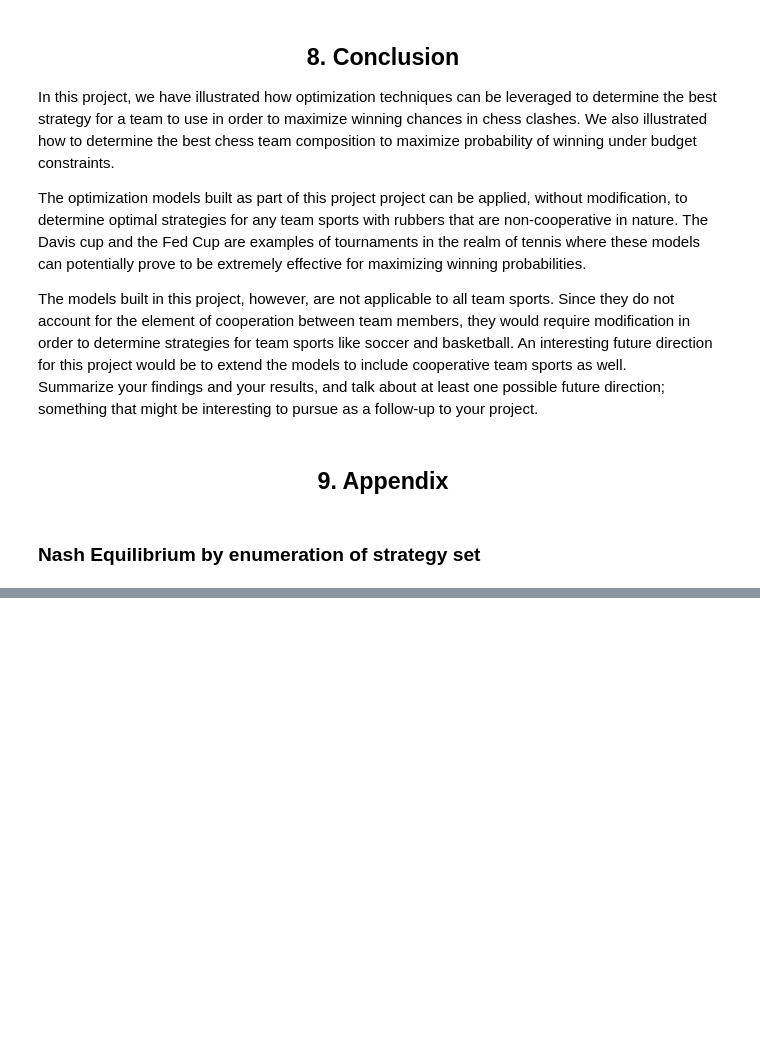
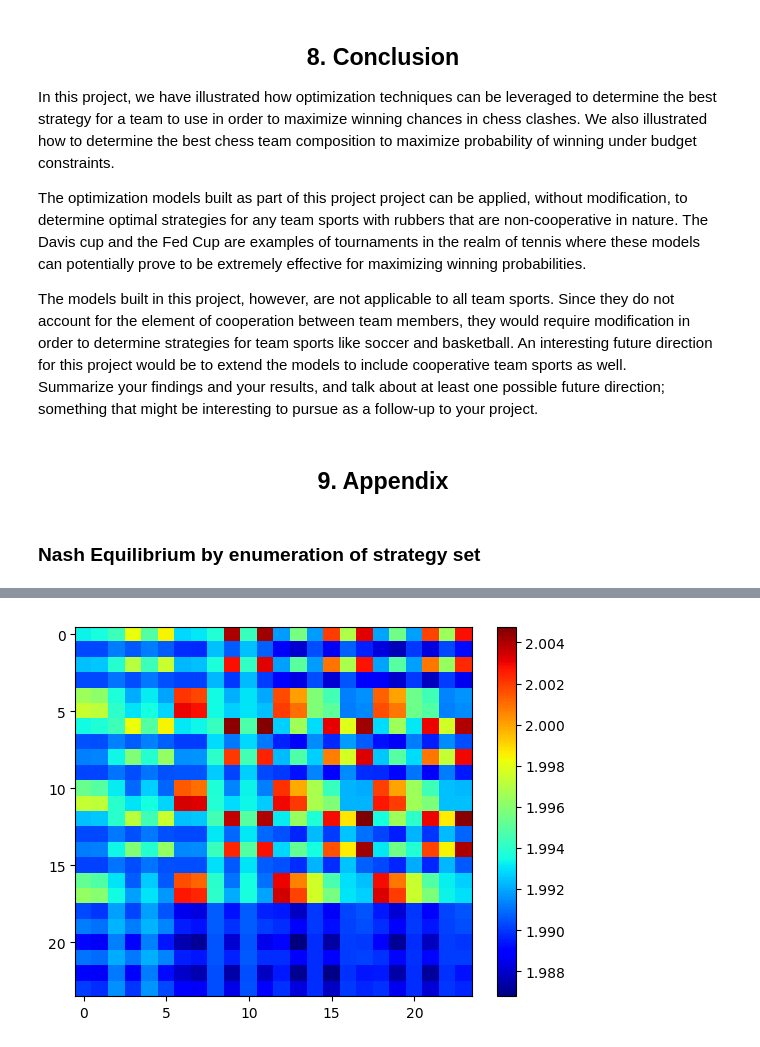
Before and after one commit to tuanqdinh/GameStrategyOptimization, a Jupyter notebook: project_report_template.ipynb, the cells around one changed output, grey strips where cells are left out. Cells and saved outputs as stored; diff of their text form; code cells hidden in the pictures; blank space fills up the shorter version.

```diff
--- a/project_report_template.ipynb
+++ b/project_report_template.ipynb
@@ -807,7 +794,8 @@ function select_from_pool_mixed(N_POOL, N_CHOSEN, get_score, elo)
     return xopt
 end;
 # %%
-function select_with_budget_mixed(lambda, N_POOL, N_CHOSEN, get_score, elo)
+function select_with_budget_mixed(lambda, N_POOL, N_CHOSEN,
+        get_score, elo, price)
     inf = -1000
     sup = 1000 #dangerous
 
@@ -830,7 +818,6 @@ function select_with_budget_mixed(lambda, N_POOL, N_CHOSEN, get_score, elo)
     @constraint(xm, demandProb[k in 1:N_CHOSEN],
                                 sum(x[i, k] for i=1:N_POOL) == 1)
 
-    # This is not correct for mixed since x is prob
     # z = 0 => x = 0
     @constraint(xm, node[i in 1:N_POOL],
             sum(x[i, k] for k=1:N_CHOSEN) <= sum(z[i, k] for k=1:N_CHOSEN))
@@ -849,9 +836,9 @@ function select_with_budget_mixed(lambda, N_POOL, N_CHOSEN, get_score, elo)
     @objective(xm, Max, sum(t) + sum(q) + sum(r) - playercost)
 
     solve(xm)
-    println(getobjectivevalue(xm))
+#     println(getobjectivevalue(xm))
     xopt = getvalue(x)
-    solution_x = NamedArray([xopt[i, k] for i=1:N_POOL, k=1:N_CHOSEN])
-    println(solution_x)
-    return xopt
+#     solution_x = NamedArray([xopt[i, k] for i=1:N_POOL, k=1:N_CHOSEN])
+#     println(solution_x)
+    return [xopt, getobjectivevalue(xm), getvalue(playercost)]
 end;
@@ -983,0 +1011,8 @@ LoadError: UndefVarError: scores_matrix not defined
+# %%
+clf()
+imshow(scores_matrix, cmap="jet", aspect="auto",
+          interpolation="nearest")
+colorbar()
+show()
+# %% [output]
+[figure, added]
```
Also changed, not shown: parts of 18 cells of this notebook, 1 other file.
